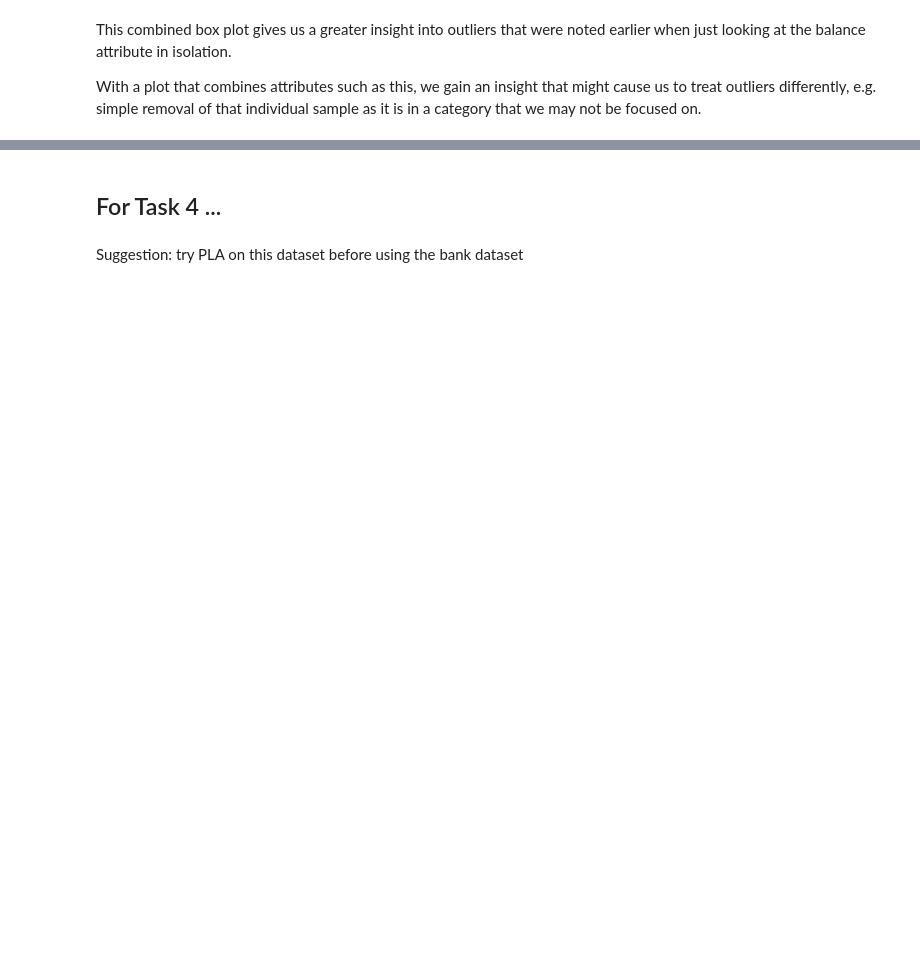
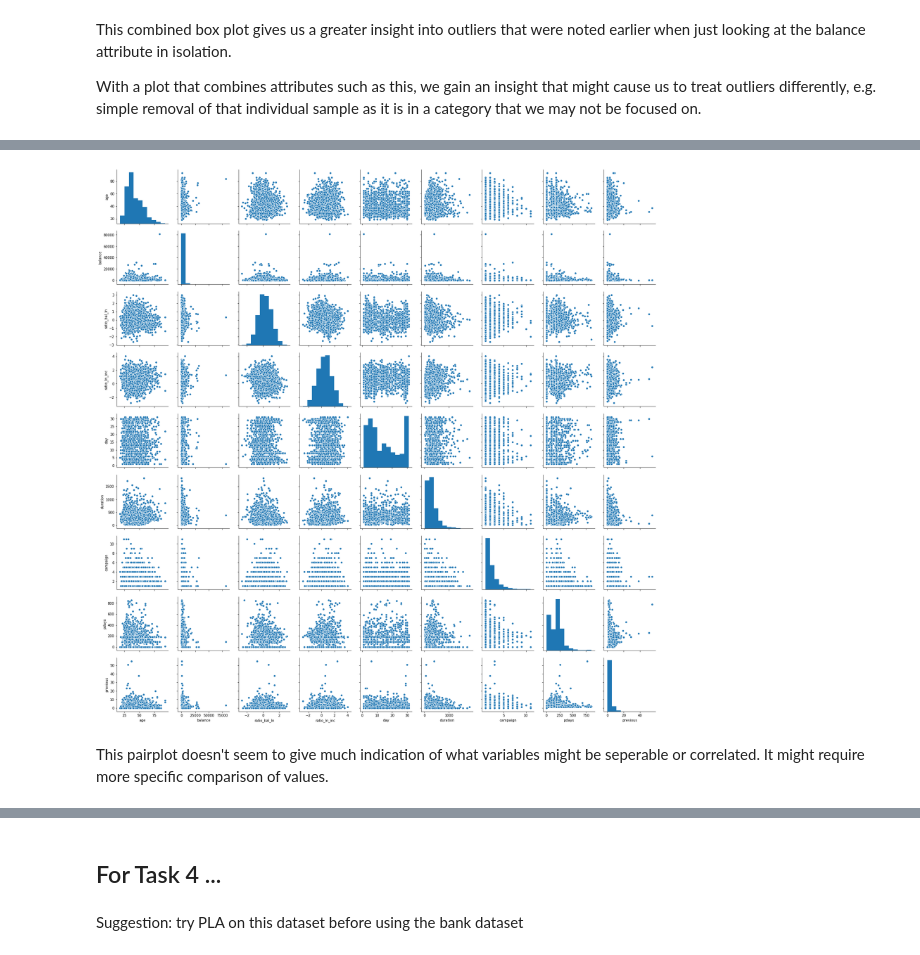
Before and after one commit to vipulpopat/MSCAI_Sem1_Etivity1, a Jupyter notebook: Etivity1.ipynb, the cells around one changed output, grey strips where cells are left out. Cells and saved outputs as stored; diff of their text form; code cells hidden in the pictures; blank space fills up the shorter version.

```diff
--- a/Etivity1.ipynb
+++ b/Etivity1.ipynb
@@ -202,0 +193,7 @@ TypeError: ufunc 'isnan' not supported for the input types, and the inputs could
+# %%
+sns.pairplot(dataframe)
+plt.show()
+# %% [output]
+[figure, added]
+# %% [markdown]
+This pairplot doesn't seem to give much indication of what variables might be seperable or correlated.  It might require more specific comparison of values.
```
Also changed, not shown: parts of 9 cells of this notebook.
